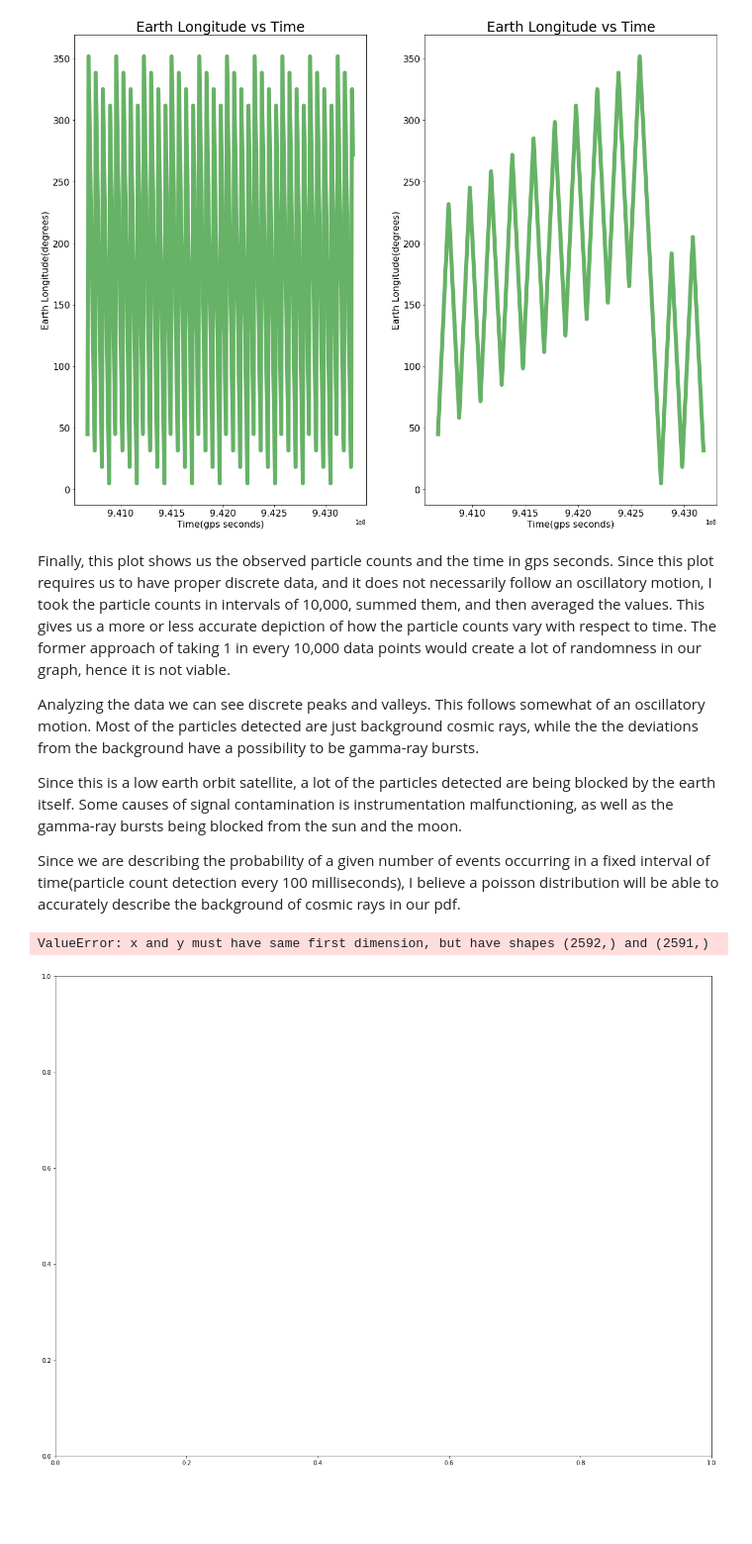
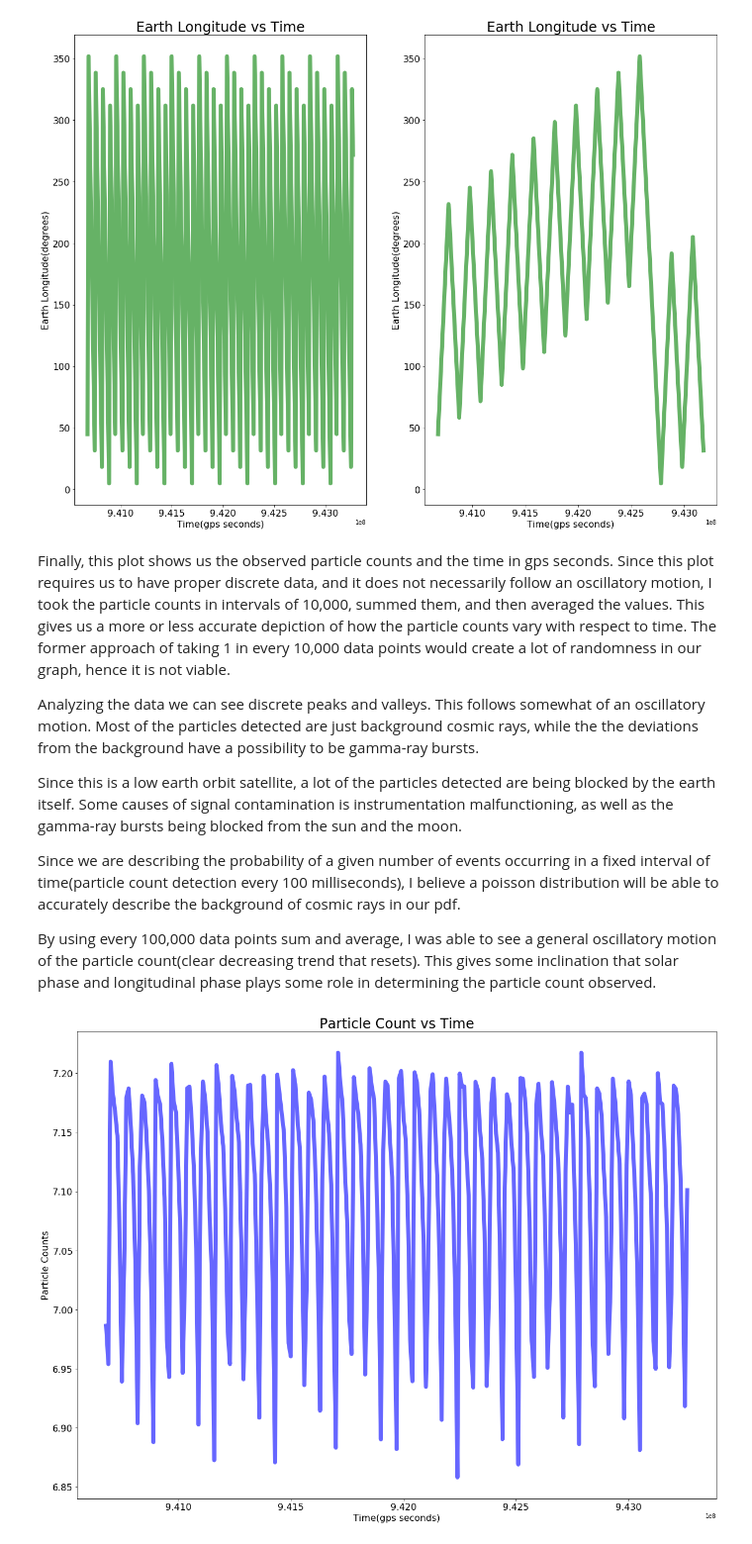
Before and after one commit to IgorBanin/Phys434, a Jupyter notebook: lab4.ipynb, the cells around one changed output. Shown at 99% size. Drawn from its saved outputs; the diff is of its cells as text; code cells hidden in the pictures; blank space fills up the shorter version.

```diff
--- a/lab4.ipynb
+++ b/lab4.ipynb
@@ -89,32 +90,33 @@ Analyzing the data we can see discrete peaks and valleys. This follows somewhat
 Since this is a low earth orbit satellite, a lot of the particles detected are being blocked by the earth itself. Some causes of signal contamination is instrumentation malfunctioning, as well as the gamma-ray bursts being blocked from the sun and the moon.
 
 Since we are describing the probability of a given number of events occurring in a fixed interval of time(particle count detection every 100 milliseconds), I believe a poisson distribution will be able to accurately describe the background of cosmic rays in our pdf.
+
+By using every 100,000 data points sum and average, I was able to see a general oscillatory motion of the particle count(clear decreasing trend that resets). This gives some inclination that solar phase and longitudinal phase plays some role in determining the particle count observed.
 # %%
 fig, ax = plt.subplots(1, 1)
 
 particleCount = []
 count = 0
 sum = 0
 for i in range(len(data[3,:])):
-    if count == 10000:
+    if count == 100000:
         count = 0
-        val = sum / 10000
+        val = sum / 100000
         sum = 0
         particleCount.append(val)
     else:
         count = count + 1
         sum = sum + data[3, i]
 
-time = data[0,::10000]
+time = data[0,::100000]
 time = time[:-1]
 ax.plot(time, particleCount,
        'b', lw=7, alpha=0.6)
 plt.tick_params(labelsize = 16)
 plt.title("Particle Count vs Time"
           ,fontsize=24)
 plt.xlabel("Time(gps seconds)", fontsize = 16)
 plt.ylabel('Particle Counts', fontsize = 16)
 plt.show()
 # %% [output]
-ValueError: x and y must have same first dimension, but have shapes (2592,) and (2591,)
-[figure, old version]
+[figure, new version]
```
Also changed, not shown: parts of 24 cells of this notebook, 1 other file.
